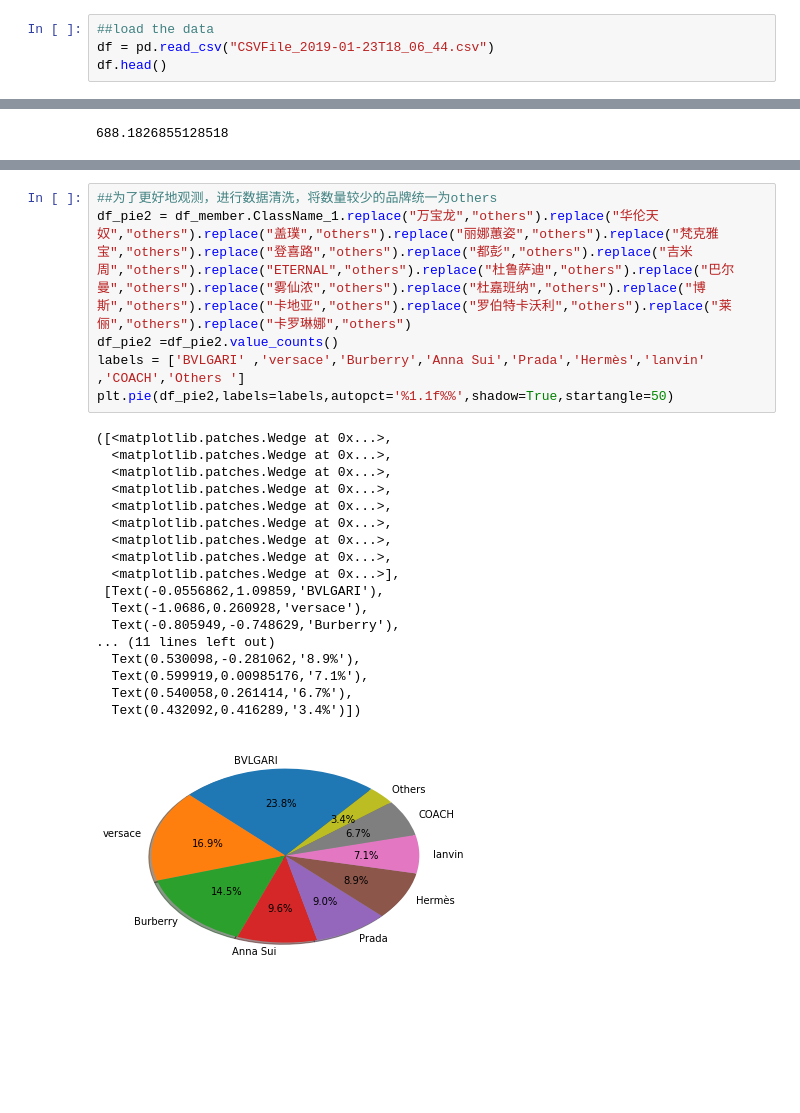
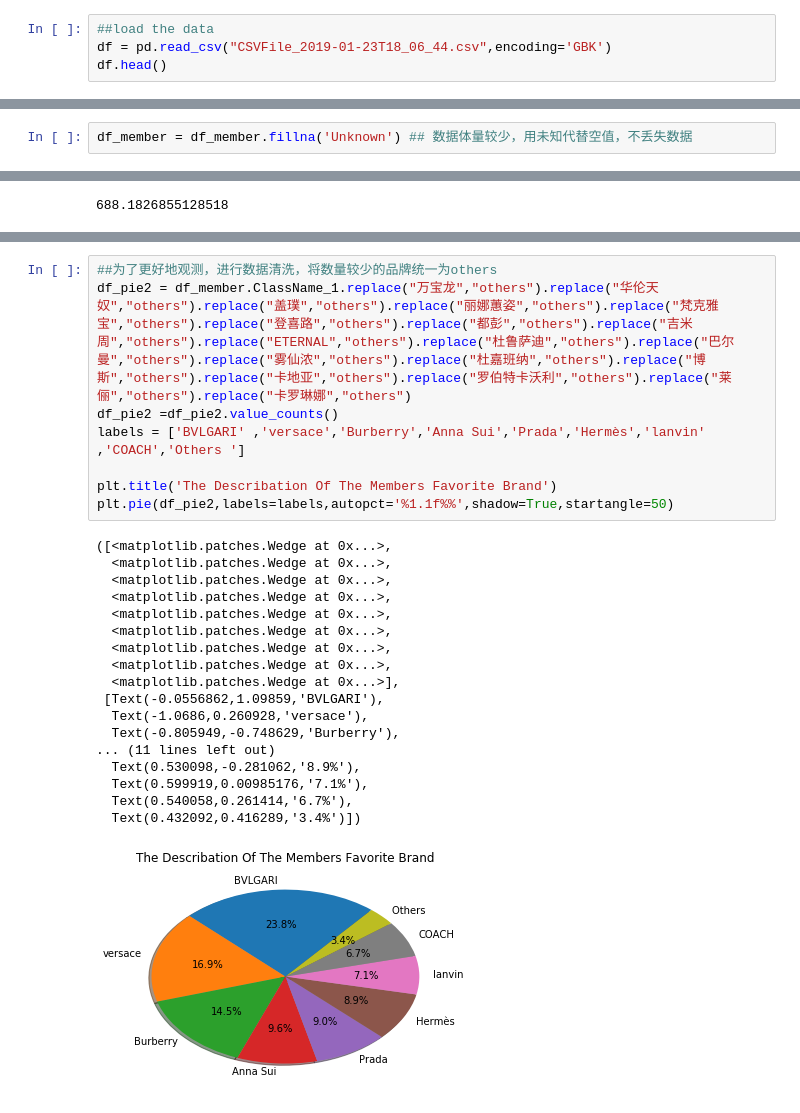
Before and after one commit to roydazhong/Perfume, a Jupyter notebook: perfume analyst.ipynb, the cells around one changed output, grey strips where cells are left out. Drawn from its saved outputs; the diff is of its cells as text; blank space fills up the shorter version.

```diff
--- a/perfume analyst.ipynb
+++ b/perfume analyst.ipynb
@@ -6,5 +26,5 @@ import matplotlib as mpl
 # %%
 ##load the data
-df = pd.read_csv("CSVFile_2019-01-23T18_06_44.csv")
+df = pd.read_csv("CSVFile_2019-01-23T18_06_44.csv",encoding='GBK')
 df.head()
 # %% [output]
@@ -88,6 +107,8 @@ df_member.describe()
 | 50% | 2.018052e+07 | 1.652858e+06 | 29.000000 | 1.000000 | 627.950000 |
 | 75% | 2.018093e+07 | 1.674669e+06 | 43.000000 | 1.000000 | 810.000000 |
 | max | 2.018123e+07 | 1.903938e+06 | 119.000000 | 80.000000 | 45580.000000 |
+# %%
+df_member = df_member.fillna('Unknown') ## 数据体量较少，用未知代替空值，不丢失数据
 # %%
 ##用户购买次数平均
 df_member.MemberID.value_counts().mean()
@@ -136,28 +184,30 @@ df_pie2
 # %%
 ##为了更好地观测，进行数据清洗，将数量较少的品牌统一为others
 df_pie2 = df_member.ClassName_1.replace("万宝龙","others").replace("华伦天奴","others").replace("盖璞","others").replace("丽娜蕙姿","others").replace("梵克雅宝","others").replace("登喜路","others").replace("都彭","others").replace("吉米周","others").replace("ETERNAL","others").replace("杜鲁萨迪","others").replace("巴尔曼","others").replace("雾仙浓","others").replace("杜嘉班纳","others").replace("博斯","others").replace("卡地亚","others").replace("罗伯特卡沃利","others").replace("莱俪","others").replace("卡罗琳娜","others")
 df_pie2 =df_pie2.value_counts()
 labels = ['BVLGARI' ,'versace','Burberry','Anna Sui','Prada','Hermès','lanvin' ,'COACH','Others ']
+
+plt.title('The Describation Of The Members Favorite Brand')
 plt.pie(df_pie2,labels=labels,autopct='%1.1f%%',shadow=True,startangle=50)
 # %% [output]
 ([<matplotlib.patches.Wedge at 0x...>,
   <matplotlib.patches.Wedge at 0x...>,
   <matplotlib.patches.Wedge at 0x...>,
   <matplotlib.patches.Wedge at 0x...>,
   <matplotlib.patches.Wedge at 0x...>,
   <matplotlib.patches.Wedge at 0x...>,
   <matplotlib.patches.Wedge at 0x...>,
   <matplotlib.patches.Wedge at 0x...>,
   <matplotlib.patches.Wedge at 0x...>],
  [Text(-0.0556862,1.09859,'BVLGARI'),
   Text(-1.0686,0.260928,'versace'),
   Text(-0.805949,-0.748629,'Burberry'),
 ... (11 lines left out)
   Text(0.530098,-0.281062,'8.9%'),
   Text(0.599919,0.00985176,'7.1%'),
   Text(0.540058,0.261414,'6.7%'),
   Text(0.432092,0.416289,'3.4%')])
-[figure, old version]
+[figure, new version]
 # %%
 col_n = ['ProductName','Quantity','AmountPortion']
 a = pd.DataFrame(df_member,columns = col_n)
```
Also changed, not shown: parts of 10 cells of this notebook.
